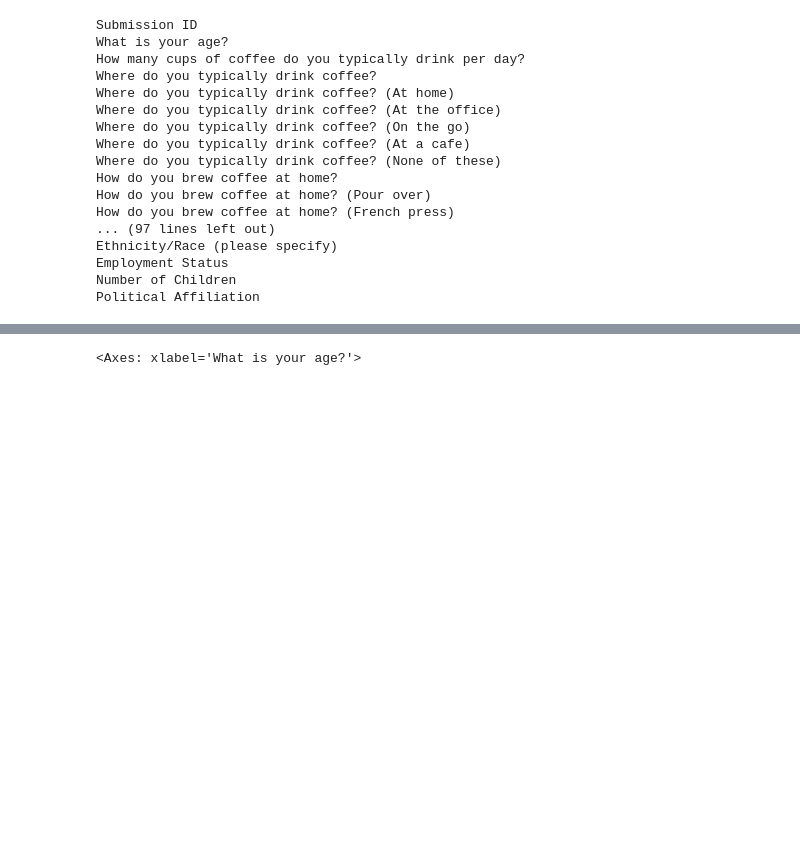
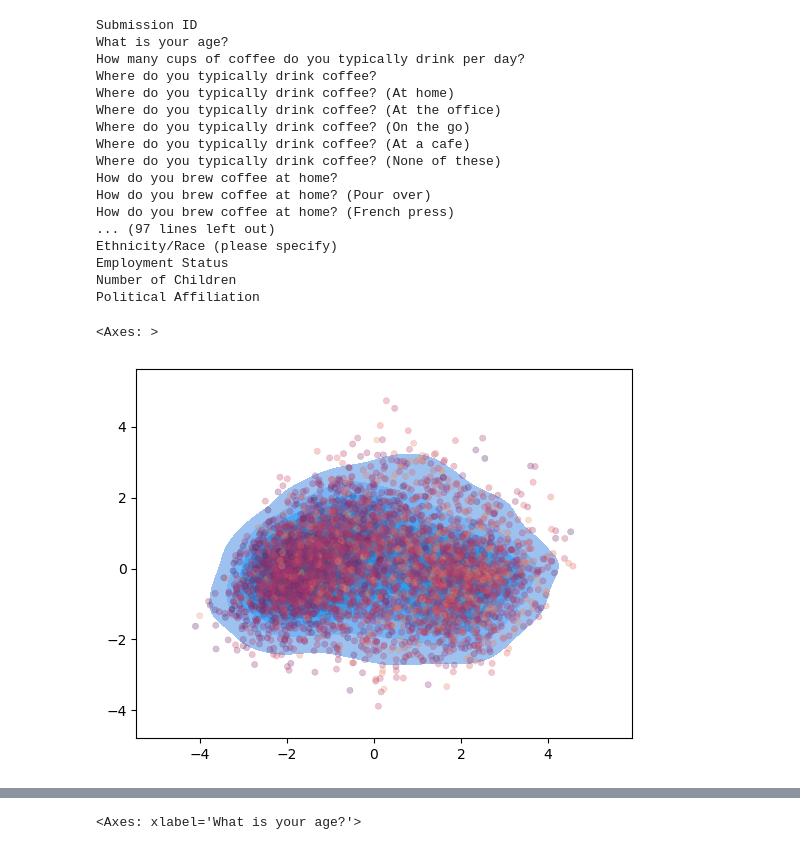
Before and after one commit to Daniel-Packer/hoffman-coffee, a Jupyter notebook: notebooks/exploratory.ipynb, the cells around one changed output, grey strips where cells are left out. Cells and saved outputs as stored; diff of their text form; code cells hidden in the pictures; blank space fills up the shorter version.

```diff
--- a/notebooks/exploratory.ipynb
+++ b/notebooks/exploratory.ipynb
@@ -38,3 +42,40 @@ Ethnicity/Race (please specify)
 Employment Status
 Number of Children
 Political Affiliation
+# %%
+personal_preference_columns = [
+  "Coffee A - Personal Preference",
+  "Coffee B - Personal Preference",
+  "Coffee C - Personal Preference",
+  "Coffee D - Personal Preference"
+]
+acidity_columns = [
+  "Coffee A - Acidity",
+  "Coffee B - Acidity",
+  "Coffee C - Acidity",
+  "Coffee D - Acidity"
+]
+bitterness_columns = [
+  "Coffee A - Bitterness",
+  "Coffee B - Bitterness",
+  "Coffee C - Bitterness",
+  "Coffee D - Bitterness"
+]
+
+expertise_column = ["Lastly, how would you rate your own coffee expertise?"]
+
+subsets = data[[
+  *personal_preference_columns,
+  *acidity_columns,
+  *bitterness_columns,
+  *expertise_column
+  ]].dropna()
+# %%
+pca = decomposition.PCA()
+preferences_pca = pca.fit_transform(subsets[[*personal_preference_columns, *acidity_columns, *bitterness_columns]])
+cmap = sns.color_palette("flare", as_cmap=True)
+sns.kdeplot(x=preferences_pca[:, 0], y=preferences_pca[:, 1], fill=True)
+sns.scatterplot(x=preferences_pca[:, 0], y=preferences_pca[:, 1], alpha=.3, s=20, c=cmap(subsets[expertise_column] / 10.), edgecolor=None)
+# %% [output]
+<Axes: >
+[figure, added]
```
Also changed, not shown: parts of 4 cells of this notebook, 2 other files.
